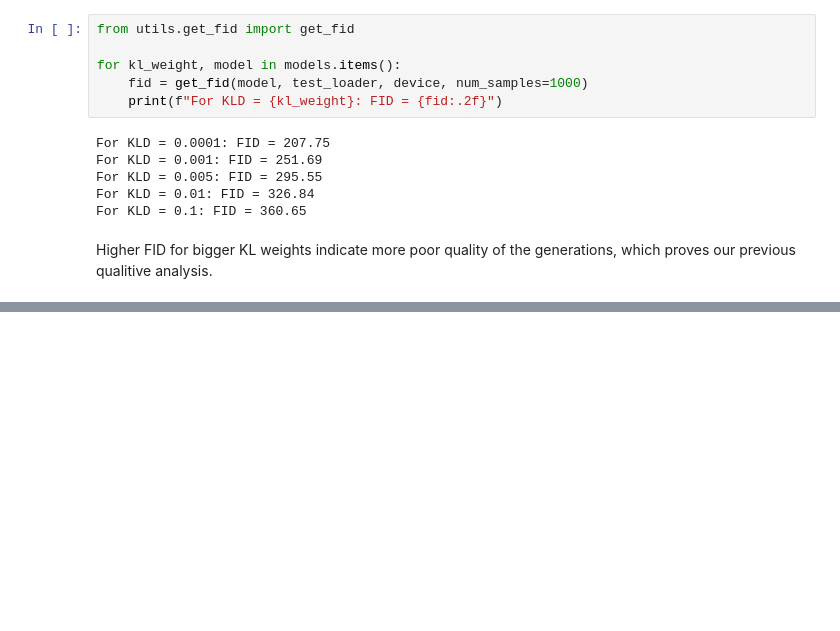
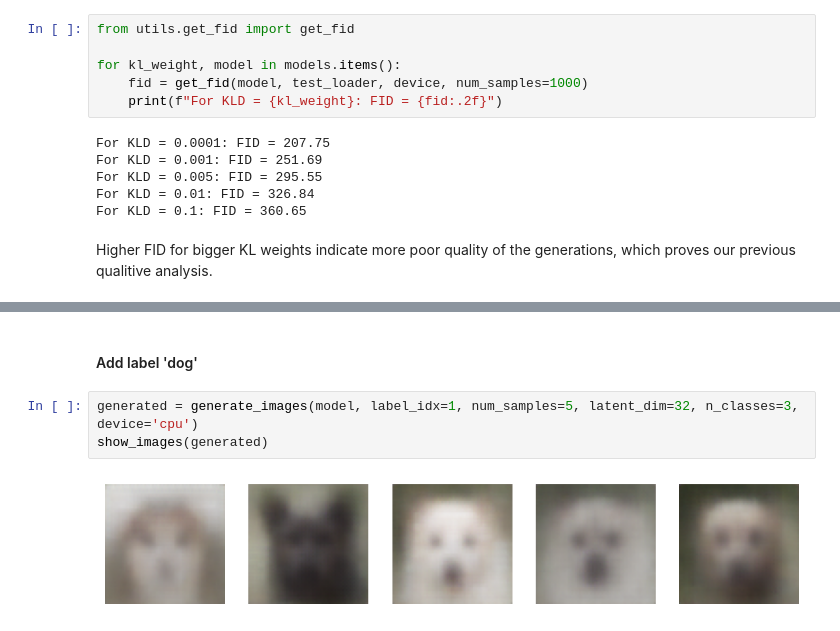
Before and after one commit to kel16/CudaLabTasksSS25, a Jupyter notebook: Session4/Solution4.ipynb, the cells around one changed output, grey strips where cells are left out. Drawn from its saved outputs; the diff is of its cells as text; blank space fills up the shorter version.

```diff
--- a/Session4/Solution4.ipynb
+++ b/Session4/Solution4.ipynb
@@ -263,0 +352,7 @@ Higher FID for bigger KL weights indicate more poor quality of the generations,
+# %% [markdown]
+#### Add label 'dog'
+# %%
+generated = generate_images(model, label_idx=1, num_samples=5, latent_dim=32, n_classes=3, device='cpu')
+show_images(generated)
+# %% [output]
+[figure, added]
```
Also changed, not shown: parts of 11 cells of this notebook, 24 other files.
